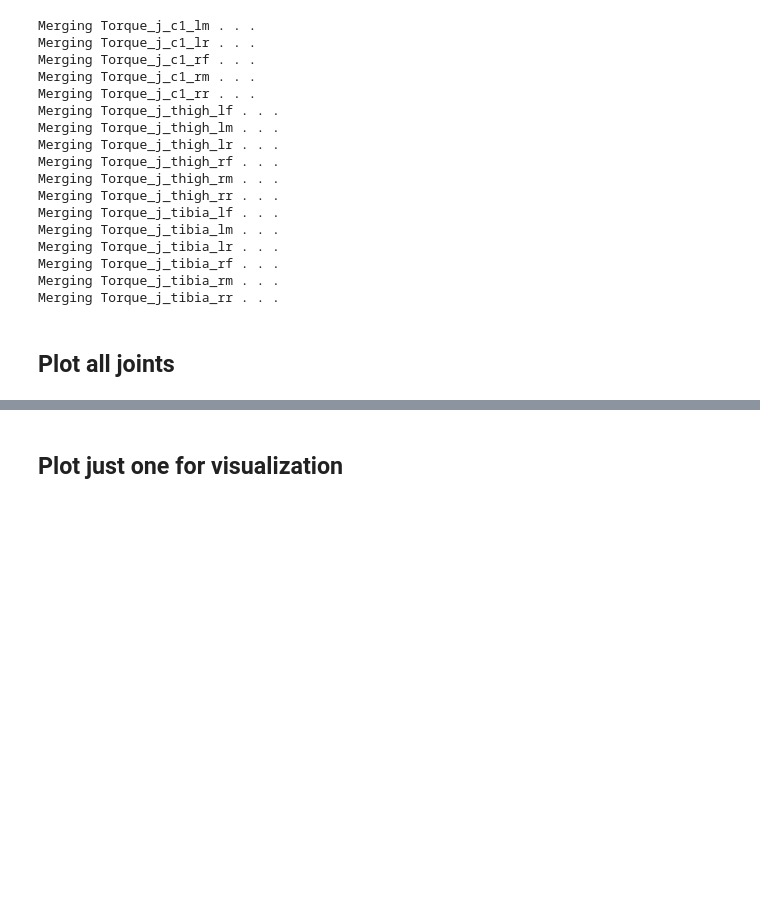
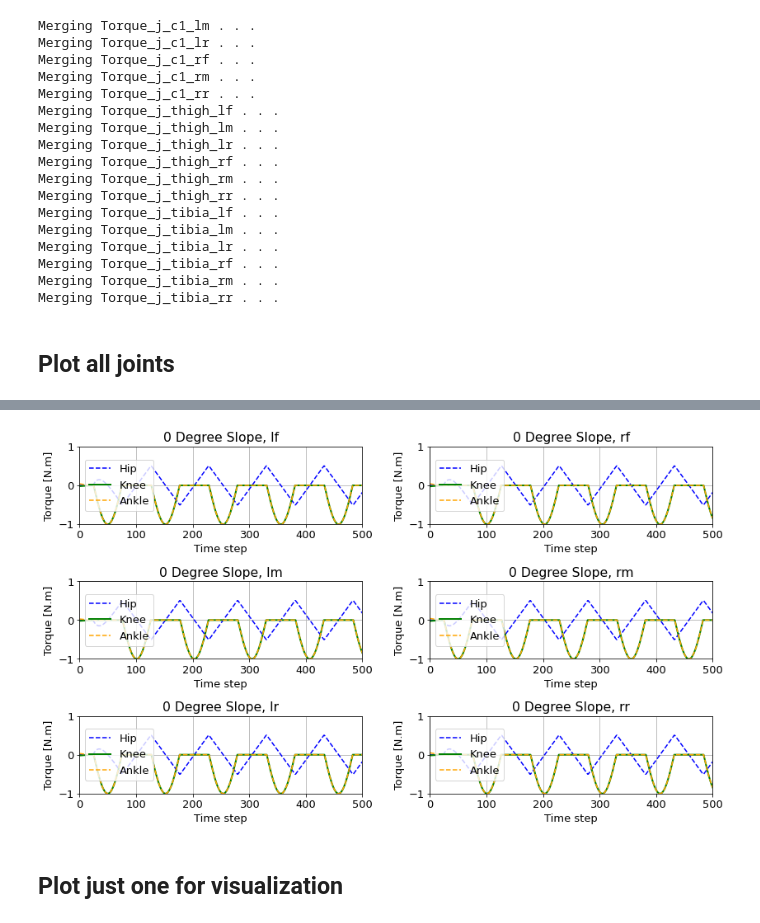
Before and after one commit to WORMS-2022/SA-Walking-Sim, a Jupyter notebook: Plot_Torques.ipynb, the cells around one changed output, grey strips where cells are left out. Cells and saved outputs as stored; diff of their text form; code cells hidden in the pictures; blank space fills up the shorter version.

```diff
--- a/Plot_Torques.ipynb
+++ b/Plot_Torques.ipynb
@@ -63,3 +63,23 @@ plt.show()
+# %%
+positions = ['lf', 'rf', 'lm', 'rm', 'lr', 'rr']
+plt.figure(figsize=(12, 7))
+plt.rcParams.update({'font.size': 13})
+for p in range(len(positions)):
+    plt.subplot(3, 2, p + 1)
+    plt.plot(torques_deg_0[f'Torque_j_c1_{positions[p]}'], label = 'Hip', c = 'b', ls = '--')
+    plt.plot(torques_deg_0[f'Torque_j_thigh_{positions[p]}'], label = 'Knee', c= 'g', lw = 2)
+    plt.plot(torques_deg_0[f'Torque_j_tibia_{positions[p]}'], label = 'Ankle', c = 'orange', ls = '--', alpha = 1)
+    plt.title(angles[0] + ' Degree Slope, ' + positions[p])
+    plt.legend(loc='center left')
+    plt.grid()
+    plt.ylabel('Torque [N.m]')
+    plt.xlabel('Time step')
+    plt.ylim([-1,1])
+    plt.xlim([0,500])
+plt.tight_layout()
+plt.show()
+# %% [output]
+[figure, added]
 # %% [markdown]
 ## Plot just one for visualization
 # %%
```
Also changed, not shown: parts of 3 cells of this notebook.
